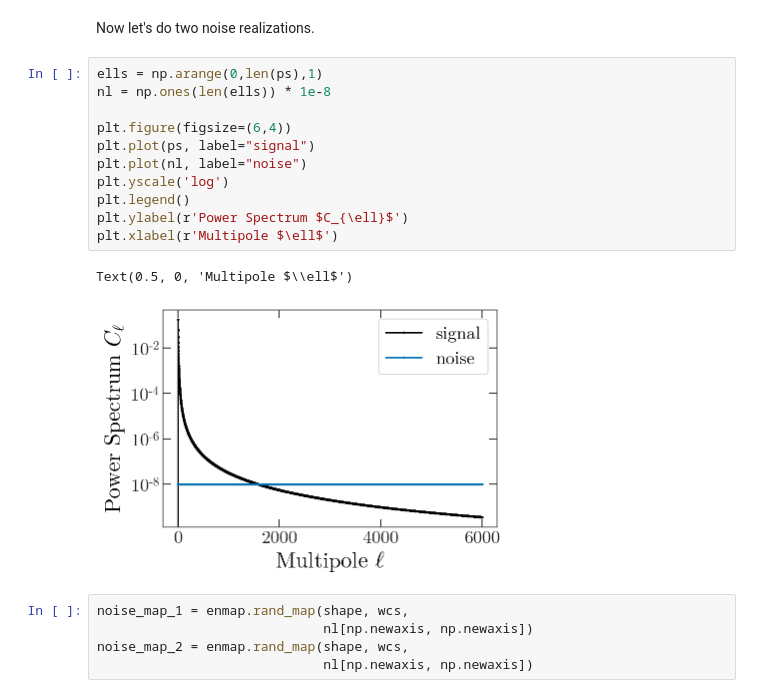
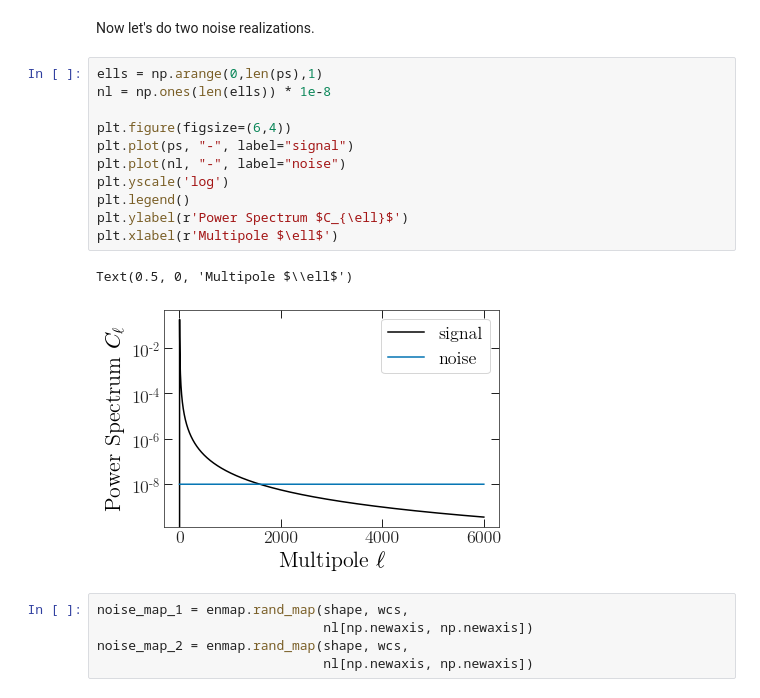
Before and after one commit to xzackli/nawrapper, a Jupyter notebook: notebooks/Getting Started.ipynb, the cells around one changed output. Saved outputs shown, nothing was run; the diff lists cells and outputs as text.

```diff
--- a/notebooks/Getting Started.ipynb
+++ b/notebooks/Getting Started.ipynb
@@ -57,17 +57,17 @@ Now let's do two noise realizations.
 # %%
 ells = np.arange(0,len(ps),1)
 nl = np.ones(len(ells)) * 1e-8
 
 plt.figure(figsize=(6,4))
-plt.plot(ps, label="signal")
-plt.plot(nl, label="noise")
+plt.plot(ps, "-", label="signal")
+plt.plot(nl, "-", label="noise")
 plt.yscale('log')
 plt.legend()
 plt.ylabel(r'Power Spectrum $C_{\ell}$')
 plt.xlabel(r'Multipole $\ell$')
 # %% [output]
 Text(0.5, 0, 'Multipole $\\ell$')
-[figure, old version]
+[figure, new version]
 # %%
 noise_map_1 = enmap.rand_map(shape, wcs,
                              nl[np.newaxis, np.newaxis])
```
Also changed, not shown: parts of 4 cells of this notebook, 7 other files.
